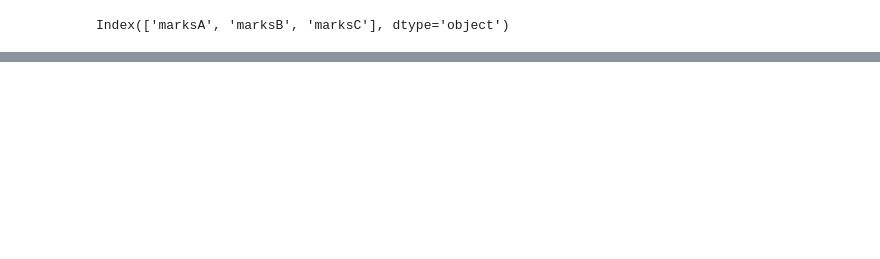
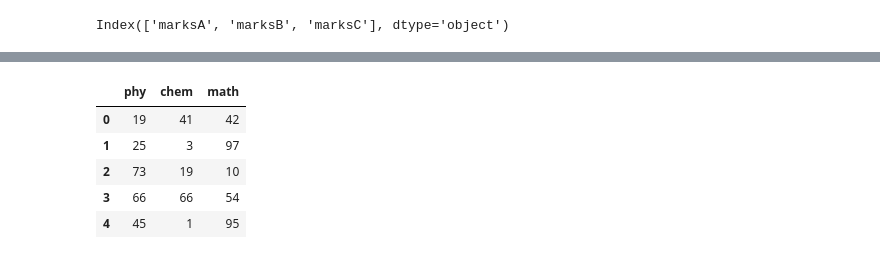
Before and after one commit to mohinesh9999/Kaggle, a Jupyter notebook: pandas.ipynb, the cells around one changed output, grey strips where cells are left out. Saved outputs shown, nothing was run; the diff lists cells and outputs as text; code cells hidden in the pictures; blank space fills up the shorter version.

```diff
--- a/pandas.ipynb
+++ b/pandas.ipynb
@@ -82,0 +171,12 @@ mydata
+# %%
+#numpy aarrays back in dataframe
+new_df=pd.DataFrame(data_array,dtype='int32',columns=["phy","chem","math"])
+# %%
+new_df
+# %% [output]
+|  | phy | chem | math |
+| 0 | 19 | 41 | 42 |
+| 1 | 25 | 3 | 97 |
+| 2 | 73 | 19 | 10 |
+| 3 | 66 | 66 | 54 |
+| 4 | 45 | 1 | 95 |
```
Also changed, not shown: parts of 21 cells of this notebook.
